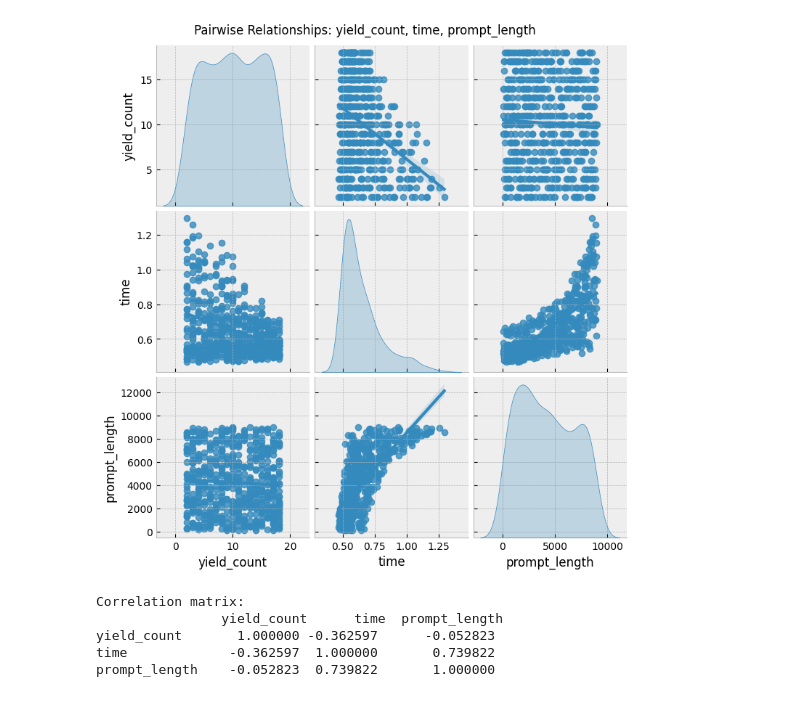
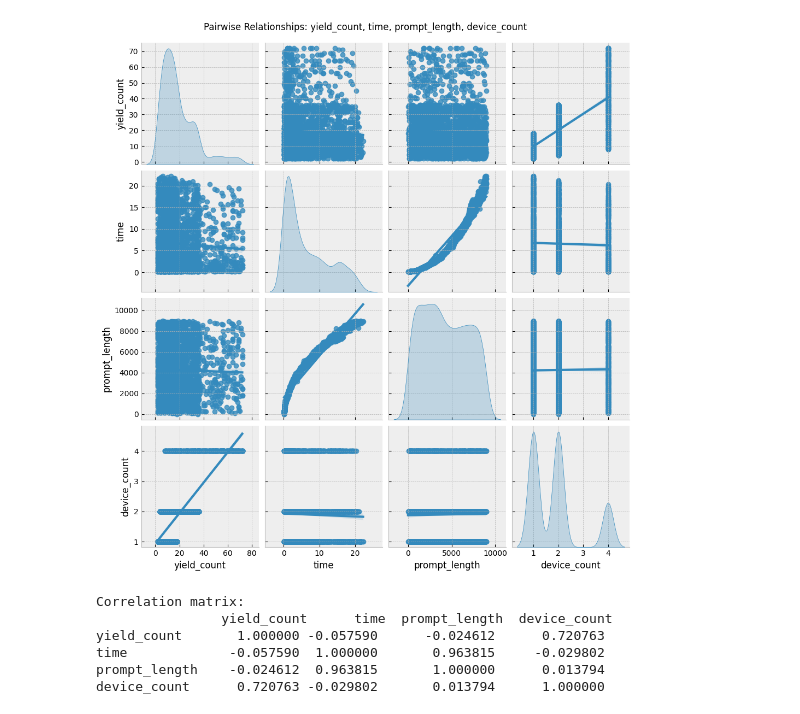
Before and after one commit to Dogacel/Uniference, a Jupyter notebook: notebooks/profiling_overhead_prefill.ipynb, the cells around one changed output. Saved outputs shown, nothing was run; the diff lists cells and outputs as text; code cells hidden in the pictures.

```diff
--- a/notebooks/profiling_overhead_prefill.ipynb
+++ b/notebooks/profiling_overhead_prefill.ipynb
@@ -3,11 +3,10 @@ import pandas as pd
 import matplotlib.pyplot as plt
 import numpy as np
 # %%
-data = pd.read_json("bm_prefill_gpu.json")
+data = pd.read_json("results/bm_prefill_cpu.json")
 
 print(data["device_count"].value_counts())
 
-data = data[data["device_count"] == 1]
 data
 # %% [output]
 device_count
@@ -29,24 +30,25 @@ Name: count, dtype: int64
 # %%
 import seaborn as sns
 
 # Select relevant columns
-corr_data = data[["yield_count", "time", "prompt_length"]]
+corr_data = data[["yield_count", "time", "prompt_length", "device_count"]]
 
 # Pairplot to visualize relationships
 sns.pairplot(corr_data, kind="reg", diag_kind="kde")
-plt.suptitle("Pairwise Relationships: yield_count, time, prompt_length", y=1.02)
+plt.suptitle("Pairwise Relationships: yield_count, time, prompt_length, device_count", y=1.02)
 plt.show()
 
 # Display correlation matrix
 corr_matrix = corr_data.corr()
 print("Correlation matrix:\n", corr_matrix)
 # %% [output]
-[figure, old version]
+[figure, new version]
 Correlation matrix:
-                yield_count      time  prompt_length
-yield_count       1.000000 -0.362597      -0.052823
-time             -0.362597  1.000000       0.739822
-prompt_length    -0.052823  0.739822       1.000000
+                yield_count      time  prompt_length  device_count
+yield_count       1.000000 -0.057590      -0.024612      0.720763
+time             -0.057590  1.000000       0.963815     -0.029802
+prompt_length    -0.024612  0.963815       1.000000      0.013794
+device_count      0.720763 -0.029802       0.013794      1.000000
 # %%
 # Scatter plot: yield_count vs time, colored by prompt_length
 plt.figure(figsize=(8, 6))
```
Also changed, not shown: parts of 7 cells of this notebook, 8 other files.
